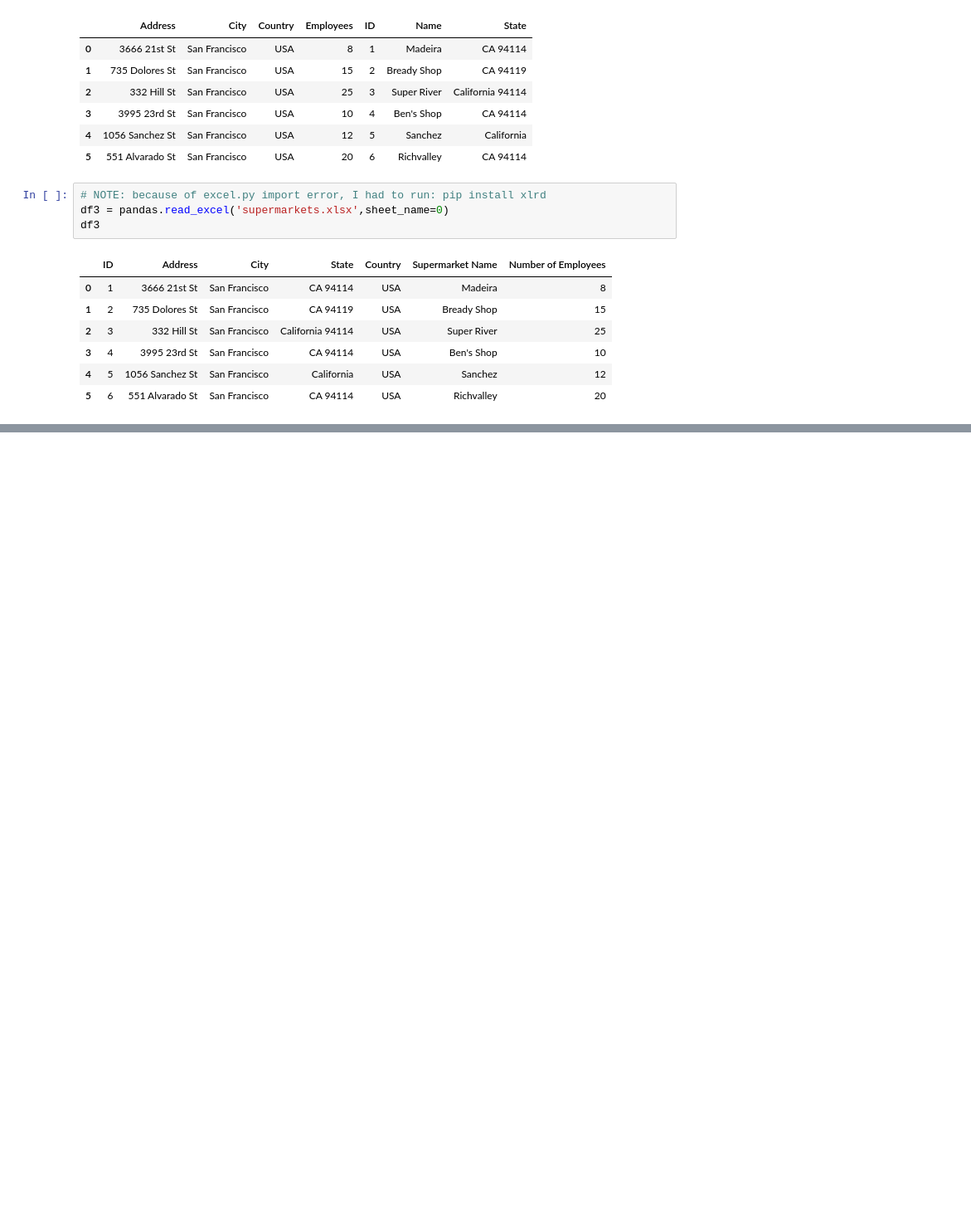
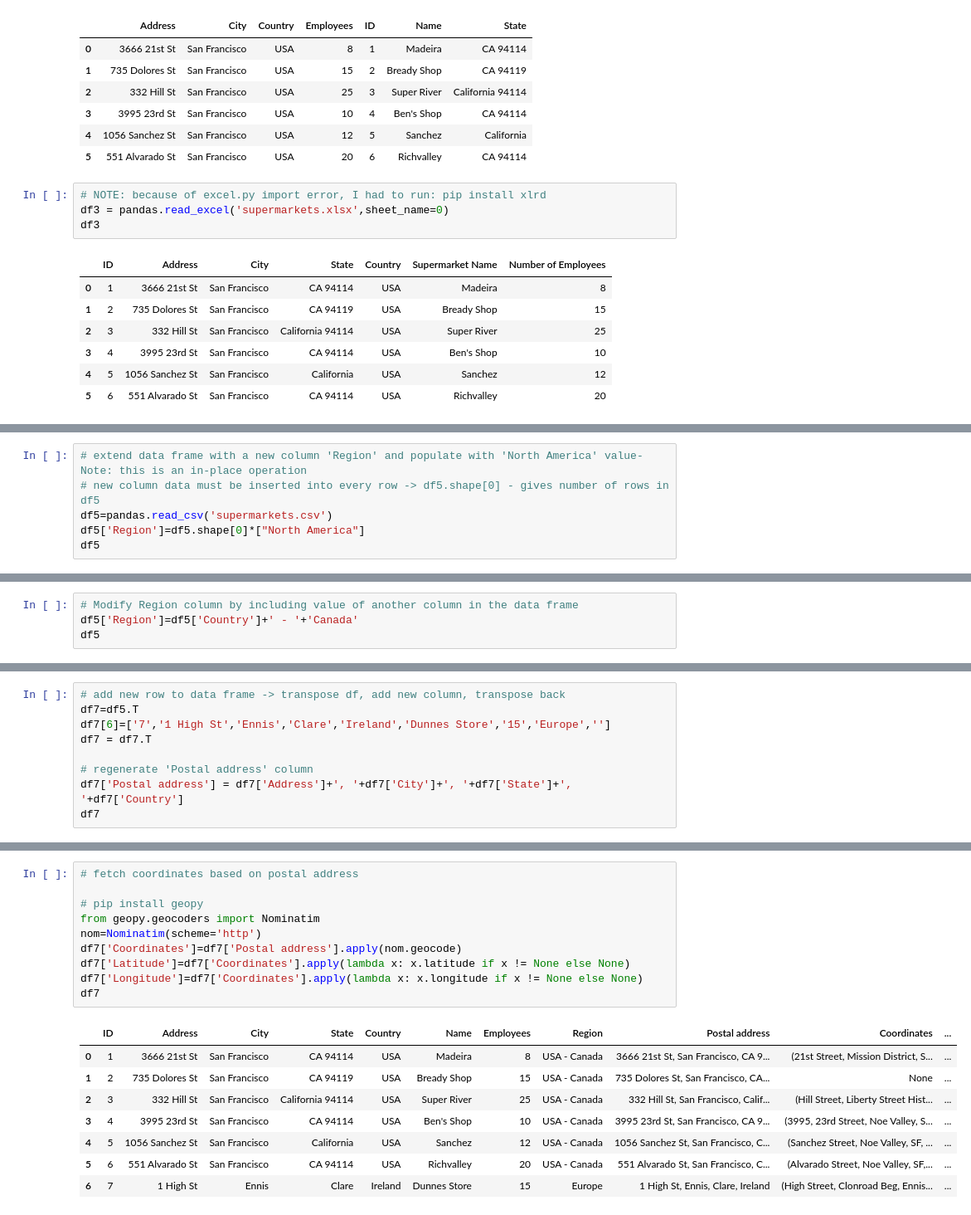
Before and after one commit to hellorobo/PyCode, a Jupyter notebook: Udemy Python Mega Course/pandas/udemy_excercise_S09_L95.ipynb, the cells around one changed output, grey strips where cells are left out. Shown at 83% size. Drawn from its saved outputs; the diff is of its cells as text; blank space fills up the shorter version.

Commit message:
completed pandas chapter

```diff
--- a/Udemy Python Mega Course/pandas/udemy_excercise_S09_L95.ipynb
+++ b/Udemy Python Mega Course/pandas/udemy_excercise_S09_L95.ipynb
@@ -58,0 +207,6 @@ df4
+# %%
+# extend data frame with a new column 'Region' and populate with 'North America' value- Note: this is an in-place operation
+# new column data must be inserted into every row -> df5.shape[0] - gives number of rows in df5
+df5=pandas.read_csv('supermarkets.csv')
+df5['Region']=df5.shape[0]*["North America"]
+df5
@@ -58,0 +221,4 @@ df4
+# %%
+# Modify Region column by including value of another column in the data frame
+df5['Region']=df5['Country']+' - '+'Canada'
+df5
@@ -58,0 +261,9 @@ df4
+# %%
+# add new row to data frame -> transpose df, add new column, transpose back
+df7=df5.T
+df7[6]=['7','1 High St','Ennis','Clare','Ireland','Dunnes Store','15','Europe','']
+df7 = df7.T
+
+# regenerate 'Postal address' column
+df7['Postal address'] = df7['Address']+', '+df7['City']+', '+df7['State']+', '+df7['Country']
+df7
@@ -58,0 +279,19 @@ df4
+# %%
+# fetch coordinates based on postal address
+
+# pip install geopy
+from geopy.geocoders import Nominatim
+nom=Nominatim(scheme='http')
+df7['Coordinates']=df7['Postal address'].apply(nom.geocode)
+df7['Latitude']=df7['Coordinates'].apply(lambda x: x.latitude if x != None else None)
+df7['Longitude']=df7['Coordinates'].apply(lambda x: x.longitude if x != None else None)
+df7
+# %% [output]
+|  | ID | Address | City | State | Country | Name | Employees | Region | Postal address | Coordinates | ... |
+| 0 | 1 | 3666 21st St | San Francisco | CA 94114 | USA | Madeira | 8 | USA - Canada | 3666 21st St, San Francisco, CA 9... | (21st Street, Mission District, S... | ... |
+| 1 | 2 | 735 Dolores St | San Francisco | CA 94119 | USA | Bready Shop | 15 | USA - Canada | 735 Dolores St, San Francisco, CA... | None | ... |
+| 2 | 3 | 332 Hill St | San Francisco | California 94114 | USA | Super River | 25 | USA - Canada | 332 Hill St, San Francisco, Calif... | (Hill Street, Liberty Street Hist... | ... |
+| 3 | 4 | 3995 23rd St | San Francisco | CA 94114 | USA | Ben's Shop | 10 | USA - Canada | 3995 23rd St, San Francisco, CA 9... | (3995, 23rd Street, Noe Valley, S... | ... |
+| 4 | 5 | 1056 Sanchez St | San Francisco | California | USA | Sanchez | 12 | USA - Canada | 1056 Sanchez St, San Francisco, C... | (Sanchez Street, Noe Valley, SF, ... | ... |
+| 5 | 6 | 551 Alvarado St | San Francisco | CA 94114 | USA | Richvalley | 20 | USA - Canada | 551 Alvarado St, San Francisco, C... | (Alvarado Street, Noe Valley, SF,... | ... |
+| 6 | 7 | 1 High St | Ennis | Clare | Ireland | Dunnes Store | 15 | Europe | 1 High St, Ennis, Clare, Ireland | (High Street, Clonroad Beg, Ennis... | ... |
```
Also changed, not shown: parts of 23 cells of this notebook.
